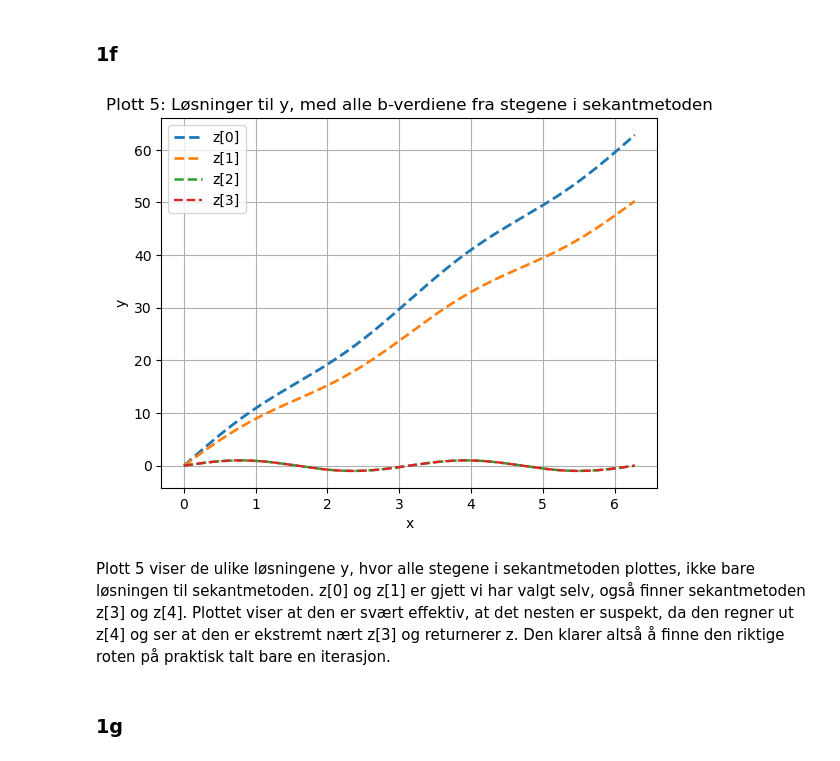
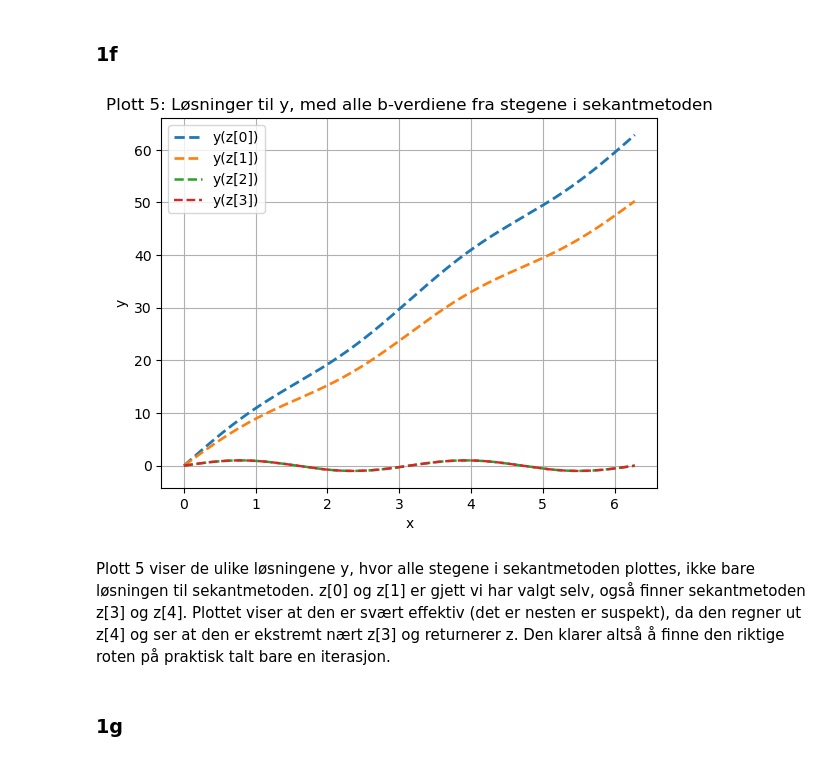
Before and after one commit to theodormv/TMA4320_fysikk_prosjekt, a Jupyter notebook: oppg1.ipynb, the cells around one changed output. Cells and saved outputs as stored; diff of their text form; code cells hidden in the pictures.

```diff
--- a/oppg1.ipynb
+++ b/oppg1.ipynb
@@ -270,37 +267,37 @@ def BVP(x_init, x_end, y_init_BVP, f):
     y_list = []
 
 
     #itererer gjennom de ulike b-ene som ble funnet med sekantmetoden og legger verdiene i liste
     for b in b_cor:
         y_init = np.array([0.,b])
         x, y_1, y_2, h, h_w_disc = RK(x_init, x_end, y_init, h0, tol, f, alpha)
         x_list.append(x)
         y_list.append(y_1)
 
     #returnerer listene med listene med lister av x- og y-verdier og listen med b-verdier
     return  x_list, y_list, b_cor
 
 def oppg_f():
     #Bruker BVP til å løse 1a
     x_list, y_list, b = BVP(0,2*np.pi, np.array([0,0]),f)
 
     #Plotter alle løsningene med ulik b-verdi funnet med sekantmetoden
     for x in range(len(b)):
-        plt.plot(x_list[x],y_list[x], linewidth = 2 - x/10, linestyle = '--', label = f'z[{x}]')
+        plt.plot(x_list[x],y_list[x], linewidth = 2 - x/10, linestyle = '--', label = f'y(z[{x}])')
 
     #Plotter
     plt.xlabel('x')
     plt.ylabel('y')
     plt.title('Plott 5: Løsninger til y'', med alle b-verdiene fra stegene i sekantmetoden')
     plt.grid()
     plt.legend()
     plt.show()
 
 oppg_f()
 # %% [output]
-[figure, old version]
+[figure, new version]
 # %% [markdown]
-Plott 5 viser de ulike løsningene y, hvor alle stegene i sekantmetoden plottes, ikke bare løsningen til sekantmetoden. z[0] og z[1] er gjett vi har valgt selv, også finner sekantmetoden z[3] og z[4]. Plottet viser at den er svært effektiv, at det nesten er suspekt, da den regner ut z[4] og ser at den er ekstremt nært z[3] og returnerer z. Den klarer altså å finne den riktige roten på praktisk talt bare en iterasjon.
+Plott 5 viser de ulike løsningene y, hvor alle stegene i sekantmetoden plottes, ikke bare løsningen til sekantmetoden. z[0] og z[1] er gjett vi har valgt selv, også finner sekantmetoden z[3] og z[4]. Plottet viser at den er svært effektiv (det er nesten er suspekt), da den regner ut z[4] og ser at den er ekstremt nært z[3] og returnerer z. Den klarer altså å finne den riktige roten på praktisk talt bare en iterasjon.
 # %% [markdown]
 ### 1g
 # %%
```
Also changed, not shown: parts of 6 cells of this notebook, 1 other file.
